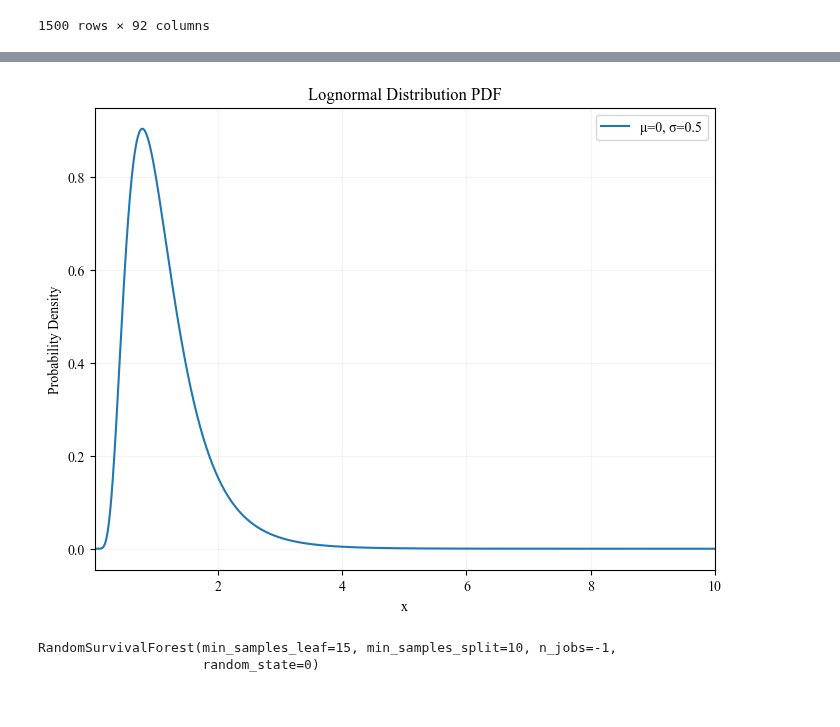
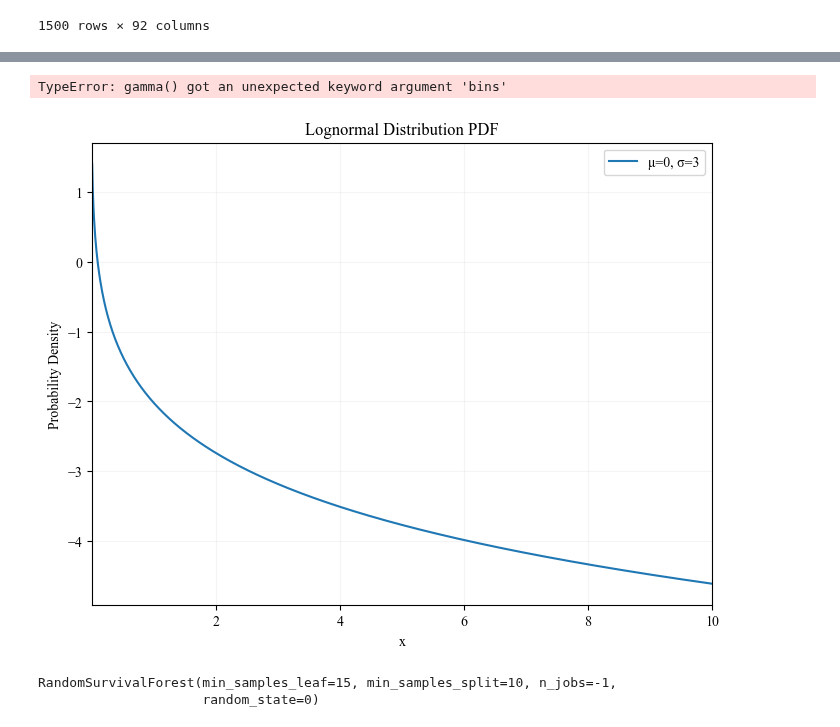
Before and after one commit to zakrzewow/raw-algorithm-portfolios, a Jupyter notebook: archive/phase1/test_sksurv_rf.ipynb, the cells around one changed output, grey strips where cells are left out. Drawn from its saved outputs; the diff is of its cells as text; code cells hidden in the pictures.

```diff
--- a/archive/phase1/test_sksurv_rf.ipynb
+++ b/archive/phase1/test_sksurv_rf.ipynb
@@ -165,9 +162,30 @@ dtype: int64
+# %%
+plt.hist(rng.gamma(shape=4, scale=1, size=df_train.shape[0], bins=10));
+# %% [output]
+TypeError: gamma() got an unexpected keyword argument 'bins'
+# %%
+from scipy.stats import lognorm
+
+x = np.linspace(0.01, 10, 1000)
+mu = 0
+sigma = 3
+
+plt.figure(figsize=(8, 6))
+plt.plot(x, np.log(lognorm.pdf(x, sigma, scale=np.exp(mu))), label=f'μ={mu}, σ={sigma}')
+plt.xlabel('x')
+plt.ylabel('Probability Density')
+plt.title('Lognormal Distribution PDF')
+plt.legend()
+plt.grid(True)
+plt.show()
+# %% [output]
+[figure, added]
 # %%
 from scipy.stats import lognorm
 
 x = np.linspace(0.01, 10, 1000)
 mu = 0
-sigma = 0.5
+sigma = 3
 
 plt.figure(figsize=(8, 6))
 plt.plot(x, lognorm.pdf(x, sigma, scale=np.exp(mu)), label=f'μ={mu}, σ={sigma}')
@@ -177,8 +195,6 @@ plt.title('Lognormal Distribution PDF')
 plt.legend()
 plt.grid(True)
 plt.show()
-# %% [output]
-[figure, removed]
 # %%
 from sksurv.ensemble import RandomSurvivalForest
 
```
Also changed, not shown: parts of 1 cell of this notebook.
